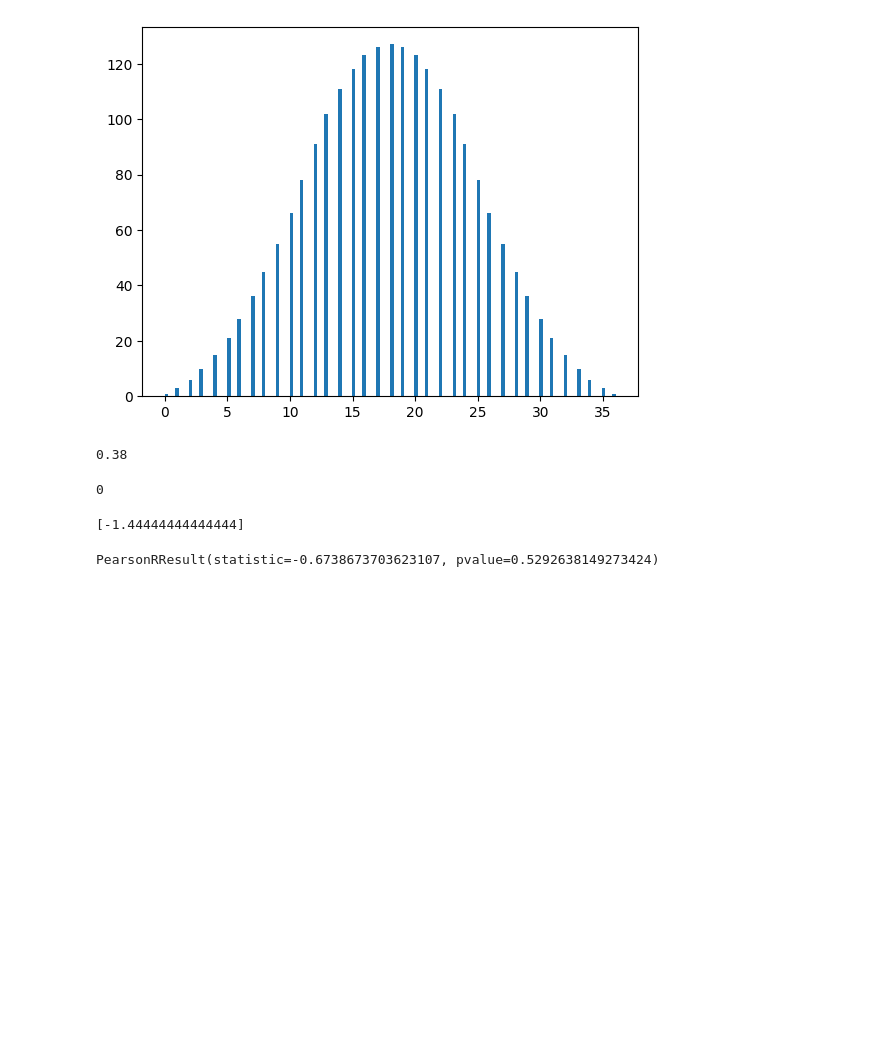
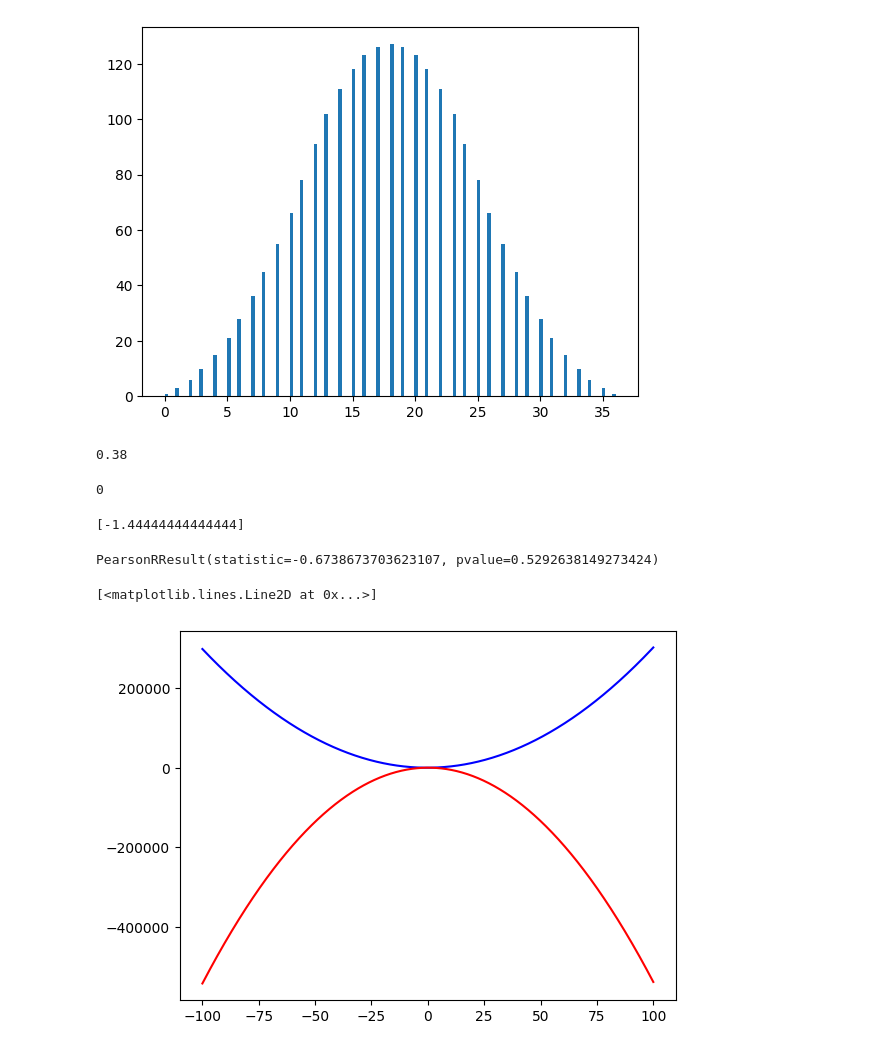
Before and after one commit to ScientificArchisman/Numerical-methods, a Jupyter notebook: Interpolation_algorithms/test.ipynb, the cells around one changed output. Saved outputs shown, nothing was run; the diff lists cells and outputs as text; code cells hidden in the pictures; blank space fills up the shorter version.

```diff
--- a/Interpolation_algorithms/test.ipynb
+++ b/Interpolation_algorithms/test.ipynb
@@ -288,3 +288,13 @@ carbon = np.array([0.1, 0, 0.6])
 pearsonr(nitrogen, carbon)
 # %% [output]
 PearsonRResult(statistic=-0.6738673703623107, pvalue=0.5292638149273424)
+# %%
+x = np.linspace(-100, 100, 1000)
+y1 = lambda x: 30*x**2  + 19*x  - 54
+y2 = lambda x: -54*x**2 + 19*x + 30
+# %%
+plt.plot(x, y1(x), color='blue')
+plt.plot(x, y2(x), color='red')
+# %% [output]
+[<matplotlib.lines.Line2D at 0x...>]
+[figure, added]
```
Also changed, not shown: 10 other files.
